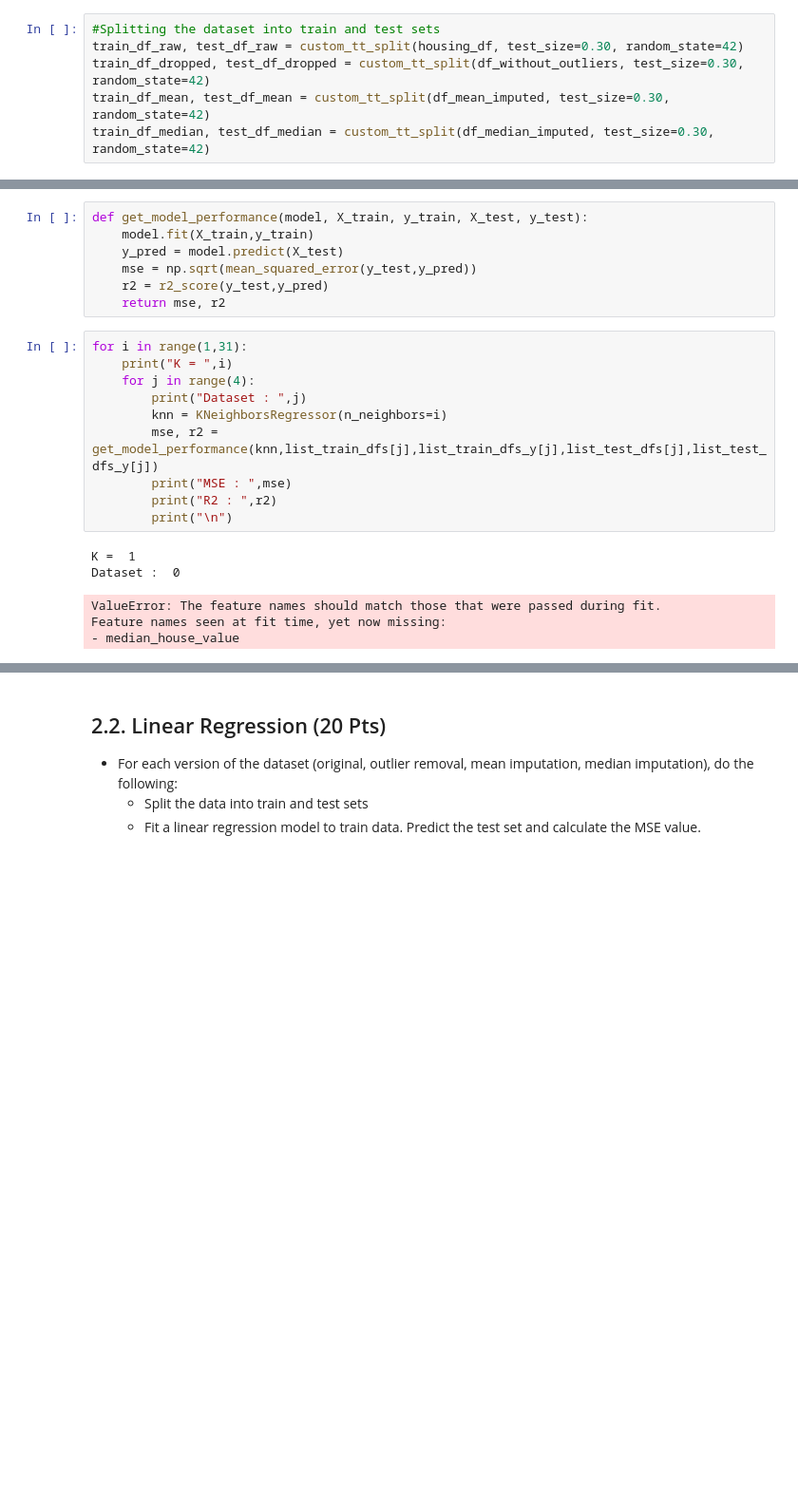
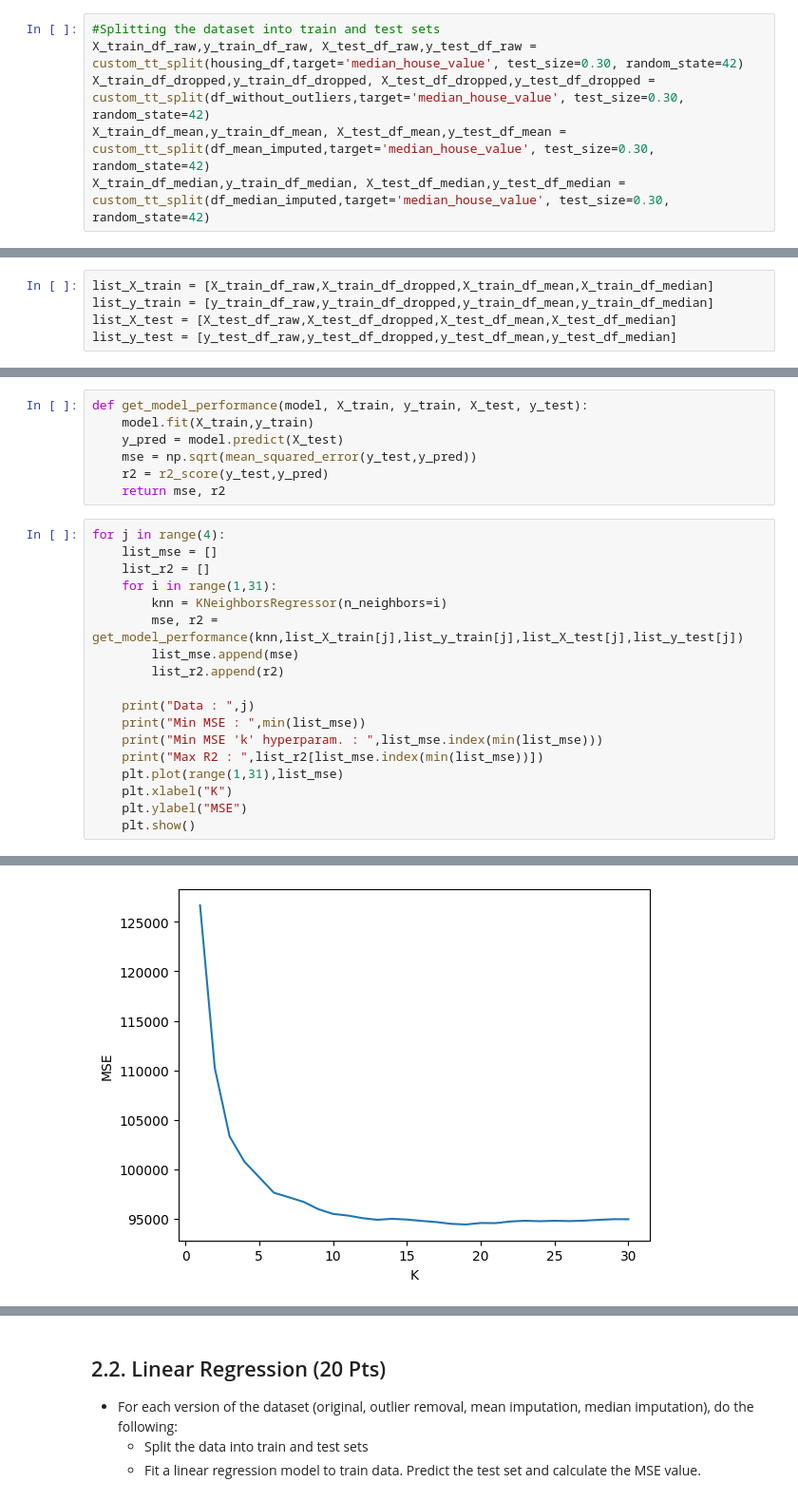
Before and after one commit to alperendemirciai/AIN214, a Jupyter notebook: Assingment3/pa3_template.ipynb, the cells around one changed output, grey strips where cells are left out. Shown at 95% size. Cells and saved outputs as stored; diff of their text form; blank space fills up the shorter version.

```diff
--- a/Assingment3/pa3_template.ipynb
+++ b/Assingment3/pa3_template.ipynb
@@ -652,7 +653,7 @@ def custom_tt_split(df, test_size=0.30, random_state=-1):
 You can use scikit-learn's KNeighborsRegressor.
 # %%
 #Splitting the dataset into train and test sets
-train_df_raw, test_df_raw = custom_tt_split(housing_df, test_size=0.30, random_state=42)
-train_df_dropped, test_df_dropped = custom_tt_split(df_without_outliers, test_size=0.30, random_state=42)
-train_df_mean, test_df_mean = custom_tt_split(df_mean_imputed, test_size=0.30, random_state=42)
-train_df_median, test_df_median = custom_tt_split(df_median_imputed, test_size=0.30, random_state=42)
+X_train_df_raw,y_train_df_raw, X_test_df_raw,y_test_df_raw = custom_tt_split(housing_df,target='median_house_value', test_size=0.30, random_state=42)
+X_train_df_dropped,y_train_df_dropped, X_test_df_dropped,y_test_df_dropped = custom_tt_split(df_without_outliers,target='median_house_value', test_size=0.30, random_state=42)
+X_train_df_mean,y_train_df_mean, X_test_df_mean,y_test_df_mean = custom_tt_split(df_mean_imputed,target='median_house_value', test_size=0.30, random_state=42)
+X_train_df_median,y_train_df_median, X_test_df_median,y_test_df_median = custom_tt_split(df_median_imputed,target='median_house_value', test_size=0.30, random_state=42)
@@ -682,3 +660,8 @@ KeyError: "['median_house_value'] not found in axis"
+# %%
+list_X_train = [X_train_df_raw,X_train_df_dropped,X_train_df_mean,X_train_df_median]
+list_y_train = [y_train_df_raw,y_train_df_dropped,y_train_df_mean,y_train_df_median]
+list_X_test = [X_test_df_raw,X_test_df_dropped,X_test_df_mean,X_test_df_median]
+list_y_test = [y_test_df_raw,y_test_df_dropped,y_test_df_mean,y_test_df_median]
 # %%
 import sklearn
 
@@ -692,19 +675,22 @@ def get_model_performance(model, X_train, y_train, X_test, y_test):
     mse = np.sqrt(mean_squared_error(y_test,y_pred))
     r2 = r2_score(y_test,y_pred)
     return mse, r2
-# %%
-for i in range(1,31):
-    print("K = ",i)
-    for j in range(4):
-        print("Dataset : ",j)
-        knn = KNeighborsRegressor(n_neighbors=i)
-        mse, r2 = get_model_performance(knn,list_train_dfs[j],list_train_dfs_y[j],list_test_dfs[j],list_test_dfs_y[j])
-        print("MSE : ",mse)
-        print("R2 : ",r2)
-        print("\n")
-# %% [output]
-K =  1
-Dataset :  0
-ValueError: The feature names should match those that were passed during fit.
-Feature names seen at fit time, yet now missing:
-- median_house_value
+# %%
+for j in range(4):
+    list_mse = []
+    list_r2 = []
+    for i in range(1,31):
+        knn = KNeighborsRegressor(n_neighbors=i)
+        mse, r2 = get_model_performance(knn,list_X_train[j],list_y_train[j],list_X_test[j],list_y_test[j])
+        list_mse.append(mse)
+        list_r2.append(r2)
+
+    print("Data : ",j)
+    print("Min MSE : ",min(list_mse))
+    print("Min MSE 'k' hyperparam. : ",list_mse.index(min(list_mse)))
+    print("Max R2 : ",list_r2[list_mse.index(min(list_mse))])
+    plt.plot(range(1,31),list_mse)
+    plt.xlabel("K")
+    plt.ylabel("MSE")
+    plt.show()
+# %% [output]
@@ -710,0 +701 @@ Feature names seen at fit time, yet now missing:
+[figure, added]
```
Also changed, not shown: parts of 7 cells of this notebook.
